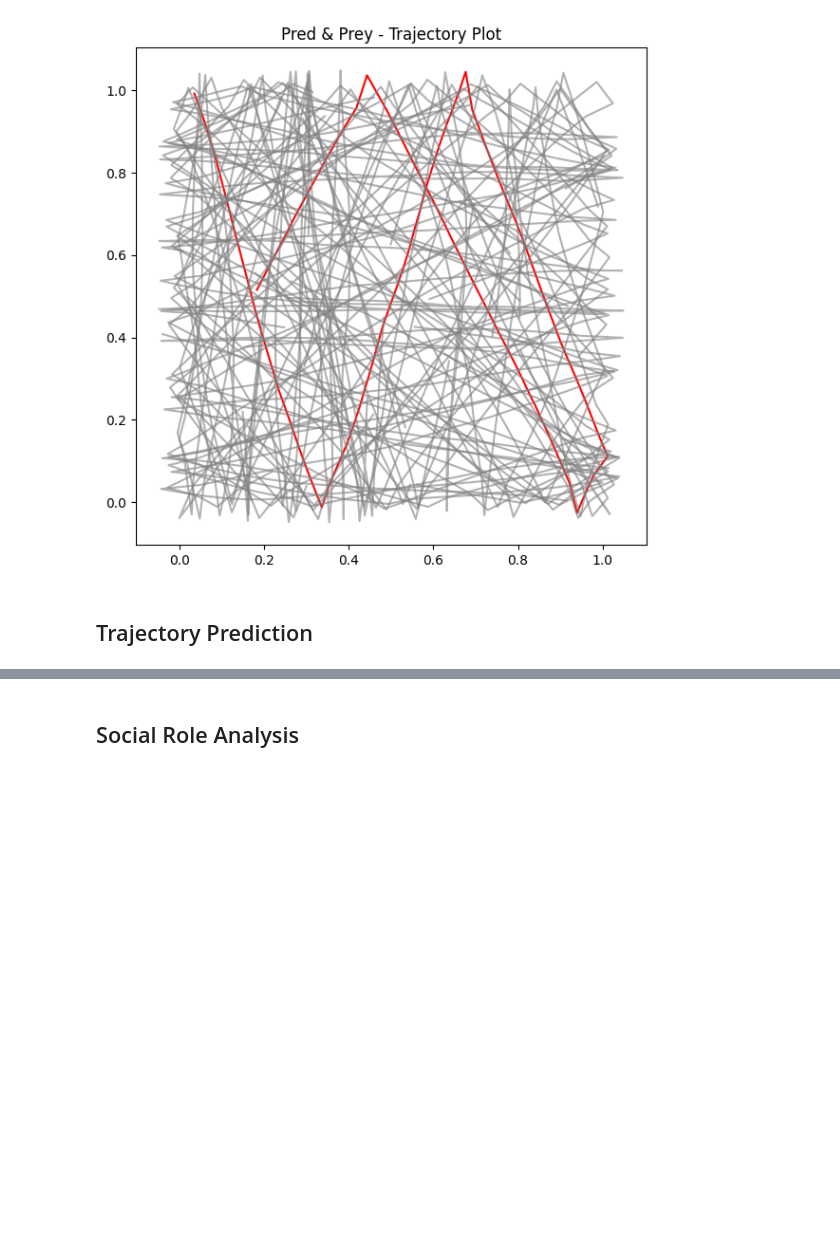
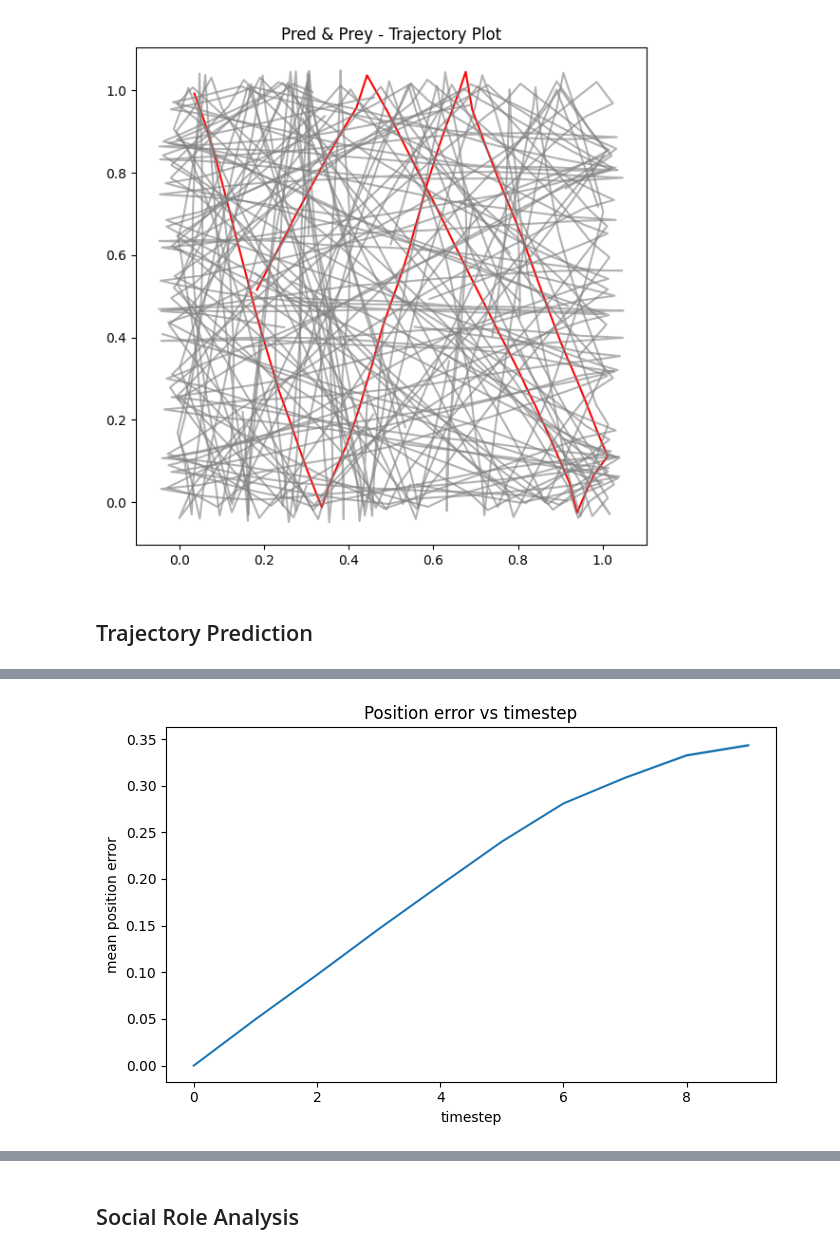
Before and after one commit to wirthy21/Master-Thesis, a Jupyter notebook: notebooks - gail_testing/6. Experiments.ipynb, the cells around one changed output, grey strips where cells are left out. Drawn from its saved outputs; the diff is of its cells as text; code cells hidden in the pictures; blank space fills up the shorter version.

```diff
--- a/notebooks - gail_testing/6. Experiments.ipynb
+++ b/notebooks - gail_testing/6. Experiments.ipynb
@@ -149,3 +178,10 @@ plot_trajectory(gail_metrics)
 # %%
 init_pool_path = rf"..\data\1. Data Processing\processed\init_pool\init_pool.pt"
 init_pool = torch.load(init_pool_path).to(device)
+print("Init Pool Shape:", init_pool.shape)
+
+prey_policy = ModularPolicy(features=5).to("cpu")
+prey_policy.set_parameters()
+
+pred_policy = ModularPolicy(features=4).to("cpu")
+pred_policy.set_parameters()
@@ -152,10 +190,80 @@ init_pool = torch.load(init_pool_path).to(device)
 # %%
-clips = init_pool.view(24, 10, 33, 2)
-agentwise = clips.permute(0, 2, 1, 3)
+clips = init_pool.view(24, 10, 33, 3)
+clip=1
+#for clip in range(clips.shape[0]):
+clip = clips[clip]
+init_pos = clip[0].clone()
 
-num_clip = 1
-num_agent = 5
 
-agent_traj = traj = agentwise[num_clip, num_agent]
-print(agent_traj)
+metric_list = []
+for i in range(1000):
+    _, _, metrics = run_env_simulation(visualization='off',
+                                        init_pool=init_pos, experiment=True,
+                                        prey_policy=prey_policy,
+                                        pred_policy=pred_policy,
+                                        n_prey=32, n_pred=1,
+                                        max_steps=10,
+                                        pred_speed=5, prey_speed=5,
+                                        area_width=50, area_height=50,
+                                        max_turn = 0.25,
+                                        step_size=0.5)
+    metric_list.append(metrics)
+
+gen_xs = np.array([[step["xs"] for step in rollout_metrics] for rollout_metrics in metric_list], dtype=np.float32)
+gen_ys = np.array([[step["ys"] for step in rollout_metrics] for rollout_metrics in metric_list], dtype=np.float32)
+gen_thetas = np.array([[step["theta"] for step in rollout_metrics] for rollout_metrics in metric_list], dtype=np.float32)
+
+exp_xs = clip[:, :, 0].detach().cpu().numpy().astype(np.float32)
+exp_ys = clip[:, :, 1].detach().cpu().numpy().astype(np.float32)
+exp_thetas = clip[:, :, 2] .detach().cpu().numpy().astype(np.float32)
+
+# shapes: gen_* (R,T,N), exp_* (T,N)
+dx = gen_xs - exp_xs[None, :, :]
+dy = gen_ys - exp_ys[None, :, :]
+
+pos_err = np.sqrt(dx*dx + dy*dy)  # (R,T,N)
+theta_err = np.abs(gen_thetas - exp_thetas[None, :, :])  # (R,T,N)
+
+# mean over agents -> (R,T)
+pos_err_rt = pos_err.mean(axis=2)
+theta_err_rt = theta_err.mean(axis=2)
+
+# mean/std over rollouts -> (T,)
+pos_mean_t = pos_err_rt.mean(axis=0)
+pos_std_t  = pos_err_rt.std(axis=0)
+
+theta_mean_t = theta_err_rt.mean(axis=0)
+theta_std_t  = theta_err_rt.std(axis=0)
+
+# single scalar per rollout -> (R,)
+pos_per_rollout = pos_err.mean(axis=(1,2))
+theta_per_rollout = theta_err.mean(axis=(1,2))
+
+print("POS error mean±std over rollouts:", pos_per_rollout.mean(), pos_per_rollout.std())
+print("THETA error mean±std over rollouts:", theta_per_rollout.mean(), theta_per_rollout.std())
+
+print("\nFinal-step POS mean±std:", pos_err_rt[:, -1].mean(), pos_err_rt[:, -1].std())
+print("Final-step THETA mean±std:", theta_err_rt[:, -1].mean(), theta_err_rt[:, -1].std())
+
+t = np.arange(pos_mean_t.shape[0])
+
+# Position error vs timestep
+plt.figure(figsize=(7,4.5))
+plt.plot(t, pos_mean_t)
+plt.fill_between(t, pos_mean_t - pos_std_t, pos_mean_t + pos_std_t, alpha=0.2)
+plt.xlabel("timestep")
+plt.ylabel("mean position error")
+plt.title("Position error vs timestep")
+plt.tight_layout()
+plt.show()
+
+# Theta error vs timestep
+plt.figure(figsize=(7,4.5))
+plt.plot(t, theta_mean_t)
+plt.fill_between(t, theta_mean_t - theta_std_t, theta_mean_t + theta_std_t, alpha=0.2)
+plt.xlabel("timestep")
+plt.ylabel("mean theta error")
+plt.title("Theta error vs timestep")
+plt.tight_layout()
+plt.show()
 # %% [output]
@@ -171,0 +275 @@ tensor([[0.6902, 0.5605],
+[figure, added]
```
Also changed, not shown: parts of 7 cells of this notebook, 6 other files.
